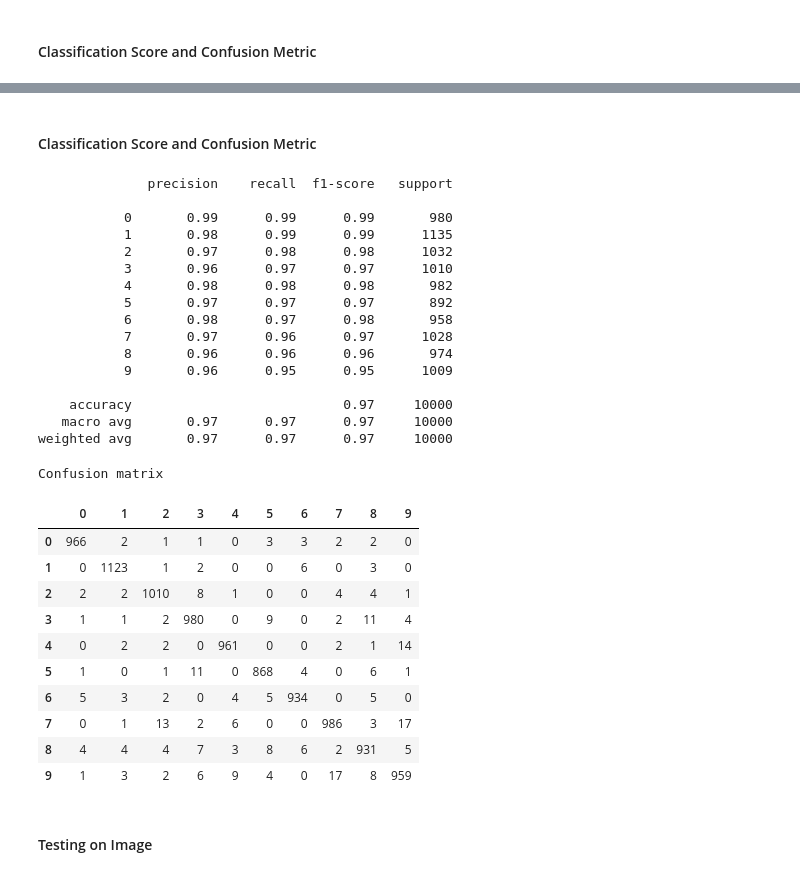
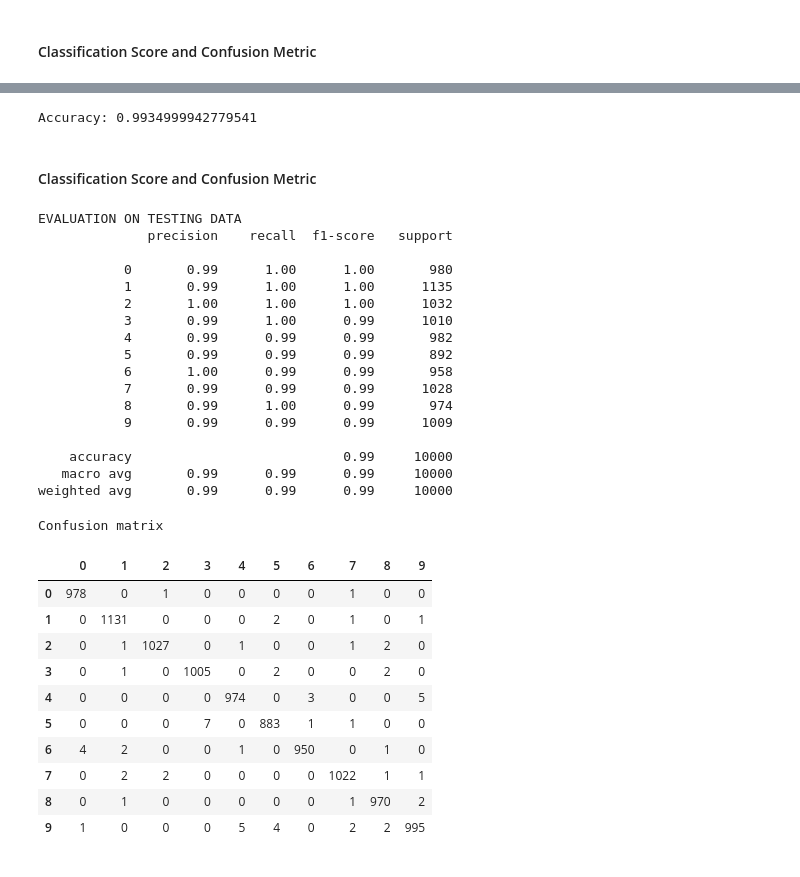
Before and after one commit to afaq-ahmad/MNIST-English-handwritten-Digits-and-Cifar10-Classification, a Jupyter notebook: MNIST English handwritten numerals Classification.ipynb, the cells around one changed output, grey strips where cells are left out. Saved outputs shown, nothing was run; the diff lists cells and outputs as text; code cells hidden in the pictures.

```diff
--- a/MNIST English handwritten numerals Classification.ipynb
+++ b/MNIST English handwritten numerals Classification.ipynb
@@ -289,0 +261,3 @@ accuracy
+# %%
+Resnet_model=Resnet_50(num_classes,img_size=(32,32,1))
+Resnet_model.summary()
@@ -289,0 +282,7 @@ accuracy
+# %%
+def get_callbacks_list():
+    """Get callbacks for a model"""
+    return [keras.callbacks.EarlyStopping(monitor='val_acc',patience=10),
+        keras.callbacks.ReduceLROnPlateau(monitor='val_loss',factor=0.2,patience=5)]
+# %%
+history_resnet = Resnet_model.fit(train_X,train_y,batch_size=256,epochs = 200,callbacks=get_callbacks_list(),validation_split=0.1)
@@ -290,42 +347,48 @@ accuracy
+# %%
+print('Accuracy:',Resnet_model.evaluate(test_X,test_y,verbose=0)[1])
+# %% [output]
+Accuracy: 0.9934999942779541
 # %% [markdown]
 #### Classification Score and Confusion Metric
 # %%
+predictions = Resnet_model.predict(test_X)
+
 from sklearn.metrics import classification_report
-print(classification_report(y_test, predicted_labels))
+print("EVALUATION ON TESTING DATA")
+print(classification_report(y_test, np.argmax(predictions,axis=1)))
 # %% [output]
+EVALUATION ON TESTING DATA
               precision    recall  f1-score   support
 
-           0       0.99      0.99      0.99       980
-           1       0.98      0.99      0.99      1135
-           2       0.97      0.98      0.98      1032
-           3       0.96      0.97      0.97      1010
-           4       0.98      0.98      0.98       982
-           5       0.97      0.97      0.97       892
-           6       0.98      0.97      0.98       958
-           7       0.97      0.96      0.97      1028
-           8       0.96      0.96      0.96       974
-           9       0.96      0.95      0.95      1009
+           0       0.99      1.00      1.00       980
+           1       0.99      1.00      1.00      1135
+           2       1.00      1.00      1.00      1032
+           3       0.99      1.00      0.99      1010
+           4       0.99      0.99      0.99       982
+           5       0.99      0.99      0.99       892
+           6       1.00      0.99      0.99       958
+           7       0.99      0.99      0.99      1028
+           8       0.99      1.00      0.99       974
+           9       0.99      0.99      0.99      1009
 
-    accuracy                           0.97     10000
-   macro avg       0.97      0.97      0.97     10000
-weighted avg       0.97      0.97      0.97     10000
+    accuracy                           0.99     10000
+   macro avg       0.99      0.99      0.99     10000
+weighted avg       0.99      0.99      0.99     10000
 # %%
 from sklearn.metrics import confusion_matrix
 import pandas as pd
 print ("Confusion matrix")
-pd.DataFrame(confusion_matrix(y_test,predicted_labels),columns=np.unique(y_test),index=np.unique(y_test))
+pd.DataFrame(confusion_matrix(y_test,np.argmax(predictions,axis=1)),columns=np.unique(y_test),index=np.unique(y_test))
 # %% [output]
 Confusion matrix
 |  | 0 | 1 | 2 | 3 | 4 | 5 | 6 | 7 | 8 | 9 |
-| 0 | 966 | 2 | 1 | 1 | 0 | 3 | 3 | 2 | 2 | 0 |
-| 1 | 0 | 1123 | 1 | 2 | 0 | 0 | 6 | 0 | 3 | 0 |
-| 2 | 2 | 2 | 1010 | 8 | 1 | 0 | 0 | 4 | 4 | 1 |
-| 3 | 1 | 1 | 2 | 980 | 0 | 9 | 0 | 2 | 11 | 4 |
-| 4 | 0 | 2 | 2 | 0 | 961 | 0 | 0 | 2 | 1 | 14 |
-| 5 | 1 | 0 | 1 | 11 | 0 | 868 | 4 | 0 | 6 | 1 |
-| 6 | 5 | 3 | 2 | 0 | 4 | 5 | 934 | 0 | 5 | 0 |
-| 7 | 0 | 1 | 13 | 2 | 6 | 0 | 0 | 986 | 3 | 17 |
-| 8 | 4 | 4 | 4 | 7 | 3 | 8 | 6 | 2 | 931 | 5 |
-| 9 | 1 | 3 | 2 | 6 | 9 | 4 | 0 | 17 | 8 | 959 |
+| 0 | 978 | 0 | 1 | 0 | 0 | 0 | 0 | 1 | 0 | 0 |
+| 1 | 0 | 1131 | 0 | 0 | 0 | 2 | 0 | 1 | 0 | 1 |
+| 2 | 0 | 1 | 1027 | 0 | 1 | 0 | 0 | 1 | 2 | 0 |
+| 3 | 0 | 1 | 0 | 1005 | 0 | 2 | 0 | 0 | 2 | 0 |
+| 4 | 0 | 0 | 0 | 0 | 974 | 0 | 3 | 0 | 0 | 5 |
+| 5 | 0 | 0 | 0 | 7 | 0 | 883 | 1 | 1 | 0 | 0 |
+| 6 | 4 | 2 | 0 | 0 | 1 | 0 | 950 | 0 | 1 | 0 |
+| 7 | 0 | 2 | 2 | 0 | 0 | 0 | 0 | 1022 | 1 | 1 |
+| 8 | 0 | 1 | 0 | 0 | 0 | 0 | 0 | 1 | 970 | 2 |
+| 9 | 1 | 0 | 0 | 0 | 5 | 4 | 0 | 2 | 2 | 995 |
-# %% [markdown]
-#### Testing on Image
```
Also changed, not shown: parts of 70 cells of this notebook, 1 other file.
